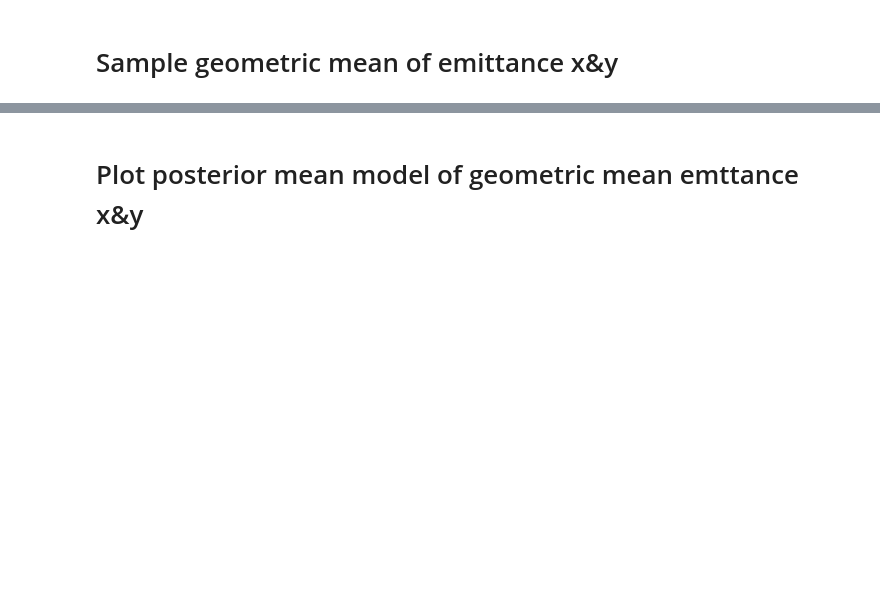
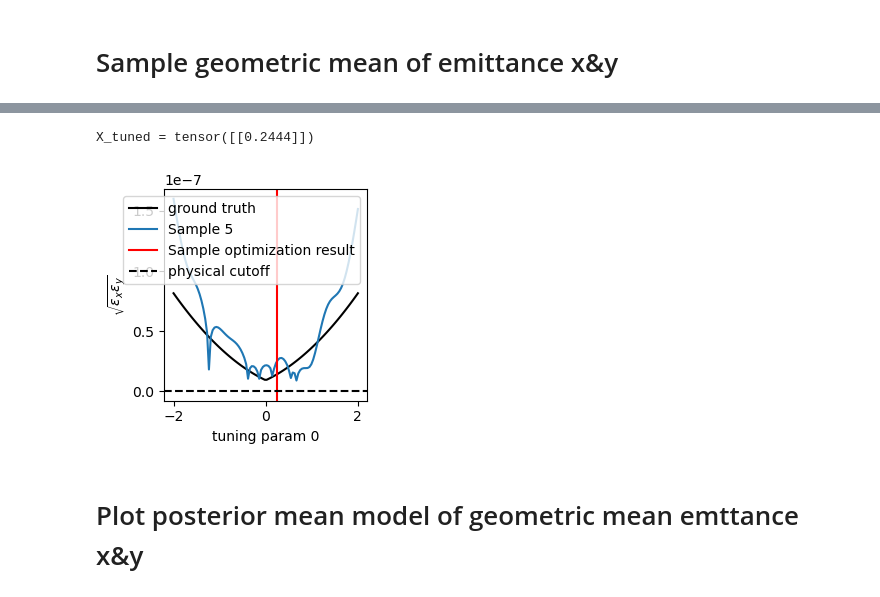
Before and after one commit to roussel-ryan/emitopt, a Jupyter notebook: examples/bax-emittance-xy-minimization-toy-model.ipynb, the cells around one changed output, grey strips where cells are left out. Saved outputs shown, nothing was run; the diff lists cells and outputs as text; code cells hidden in the pictures; blank space fills up the shorter version.

```diff
--- a/examples/bax-emittance-xy-minimization-toy-model.ipynb
+++ b/examples/bax-emittance-xy-minimization-toy-model.ipynb
@@ -47,12 +46,12 @@ else:
 # %% [markdown]
 # Notebook settings
 # %%
-ndim = 4 #number of input dimensions
+ndim = 2 #number of input dimensions
 noise = False #whether to add noise to the ground-truth beam size function outputs
 meas_dim = 1 #input dimension for measurement parameter
-n_obs_init = 5 #number of random initial observations for GP model
+n_obs_init = 50 #number of random initial observations for GP model
 n_samples = 10 #number of posterior samples for BAX
-n_iter = 100 #number of optimization steps for Xopt to take (after acquiring random initial data)
+n_iter = 1 #number of optimization steps for Xopt to take (after acquiring random initial data)
 rand_seed = 2
 
 #random seeds for reproducibility
@@ -101,3 +100,9 @@ def measure_beamsize(input_dict):
     xrms, yrms = detuning_scale * rms_beamsizes0
     return {'xrms_sq': float(xrms)**2.*1.e6,
             'yrms_sq': float(yrms)**2.*1.e6} # mean-square beam sizes in mm squared
+
+def ground_truth_emittance(x_tuning, emit_min_x=6.4008e-09, emit_min_y=1.2804e-08):
+    detuning_scale = 1. + x_tuning.abs().sum(dim=1, keepdim=True)
+    emit_xy = detuning_scale**2 * torch.tensor([emit_min_x, emit_min_y]).reshape(1,-1)
+    emit = torch.sqrt(emit_xy[:,0] * emit_xy[:,1])
+    return emit, emit_xy
@@ -271,9 +223,6 @@ optimizer.random_evaluate(n_obs_init)
 # %%
-# plt.hist(emits_at_target_valid.flatten().cpu(), density=True)
-# plt.xlabel('Predicted Optimal Emittance')
-# plt.ylabel('Probability Density')
-# plt.show()
-# print('sample validity rate:', svr)
+# results = {}
+# beam_size_models = {}
 
 for i in range(1, n_iter+1):
 
@@ -297,19 +246,7 @@ for i in range(1, n_iter+1):
 #     results[i] = optimizer.generator.algorithm_results
 #     beam_size_models[i] = beam_size_model
 
-    #get mean-predicted optimal tuning config and eval predicted emits at this location in tuning parameter space
-    algo = optimizer.generator.algorithm
-#     X_tuned, emits_at_target_valid, svr = algo.mean_output(beam_size_model,
-#                                                          torch.tensor(vocs.bounds),
-#                                                          num_restarts=10)
 
     end = time.time()
     print('This iteration took:', end-start, 'seconds.\n')
-
-#     if i % 5 == 0:
-#         plt.hist(emits_at_target_valid.flatten().cpu(), density=True)
-#         plt.xlabel('Predicted Optimal Emittance')
-#         plt.ylabel('Probability Density')
-#         plt.show()
-#         print('sample validity rate:', svr)
 # %% [output]
@@ -679,2 +268,8 @@ tensor([ 9.0134e+00,  7.2108e+00,  5.4081e+00,  3.6054e+00,  1.8027e+00,
+# %%
+from emitopt.plotutils import plot_pathwise_sample_emittance_minimization_results
+plot_pathwise_sample_emittance_minimization_results(optimizer, sid=5, ground_truth_emittance_fn=ground_truth_emittance)
+# %% [output]
+X_tuned = tensor([[0.2444]])
+[figure, added]
 # %% [markdown]
 # Plot posterior mean model of geometric mean emttance x&y
```
Also changed, not shown: parts of 43 cells of this notebook, 7 other files.
